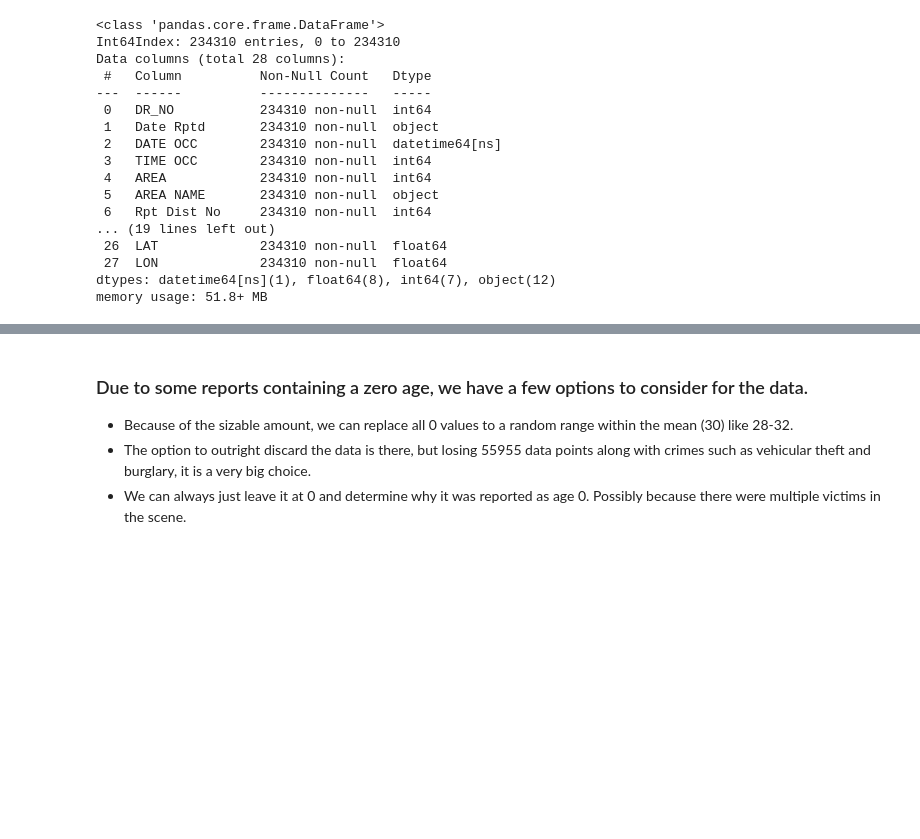
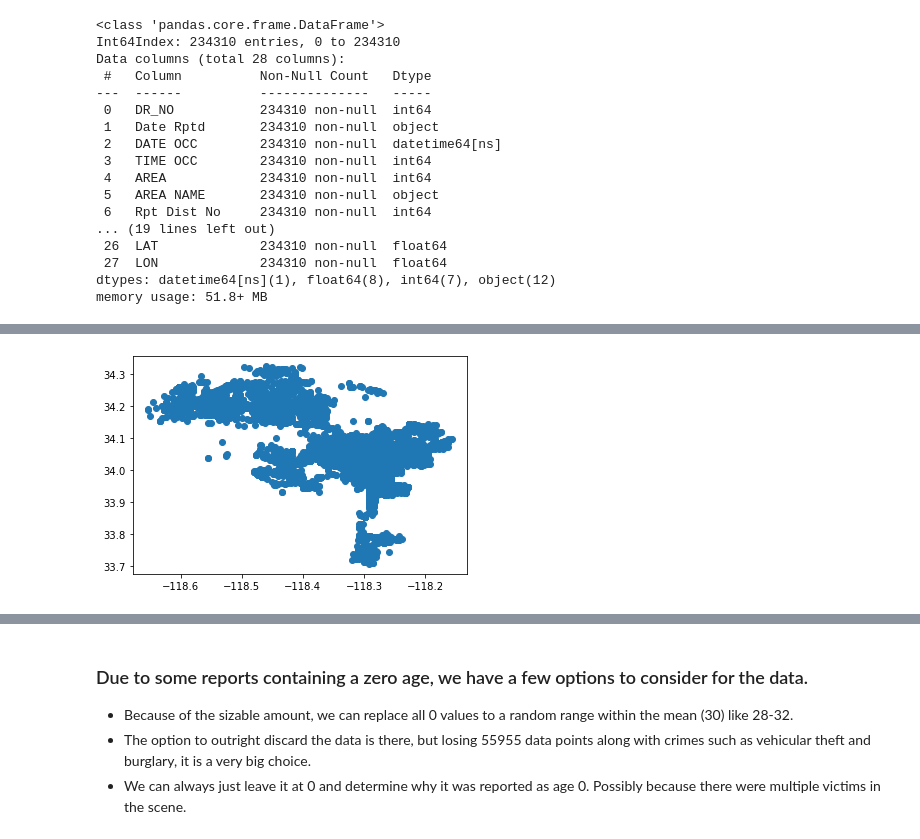
Before and after one commit to AshelynAllred/Data-Analysis-Project-1, a Jupyter notebook: main-Copy-julius.ipynb, the cells around one changed output, grey strips where cells are left out. Cells and saved outputs as stored; diff of their text form; code cells hidden in the pictures; blank space fills up the shorter version.

```diff
--- a/main-Copy-julius.ipynb
+++ b/main-Copy-julius.ipynb
@@ -80,0 +99,4 @@ crime_data.columns
+# %%
+homicide_codes=[210,220]
+homicide_crimes = crime_data.loc[crime_data["Crm Cd"].isin(homicide_codes),:]
+homicide_crimes.head()
@@ -80,0 +137,5 @@ crime_data.columns
+# %%
+plt.scatter(homicide_crimes["LON"],homicide_crimes["LAT"])
+plt.show()
+# %% [output]
+[figure, added]
```
Also changed, not shown: parts of 16 cells of this notebook.
